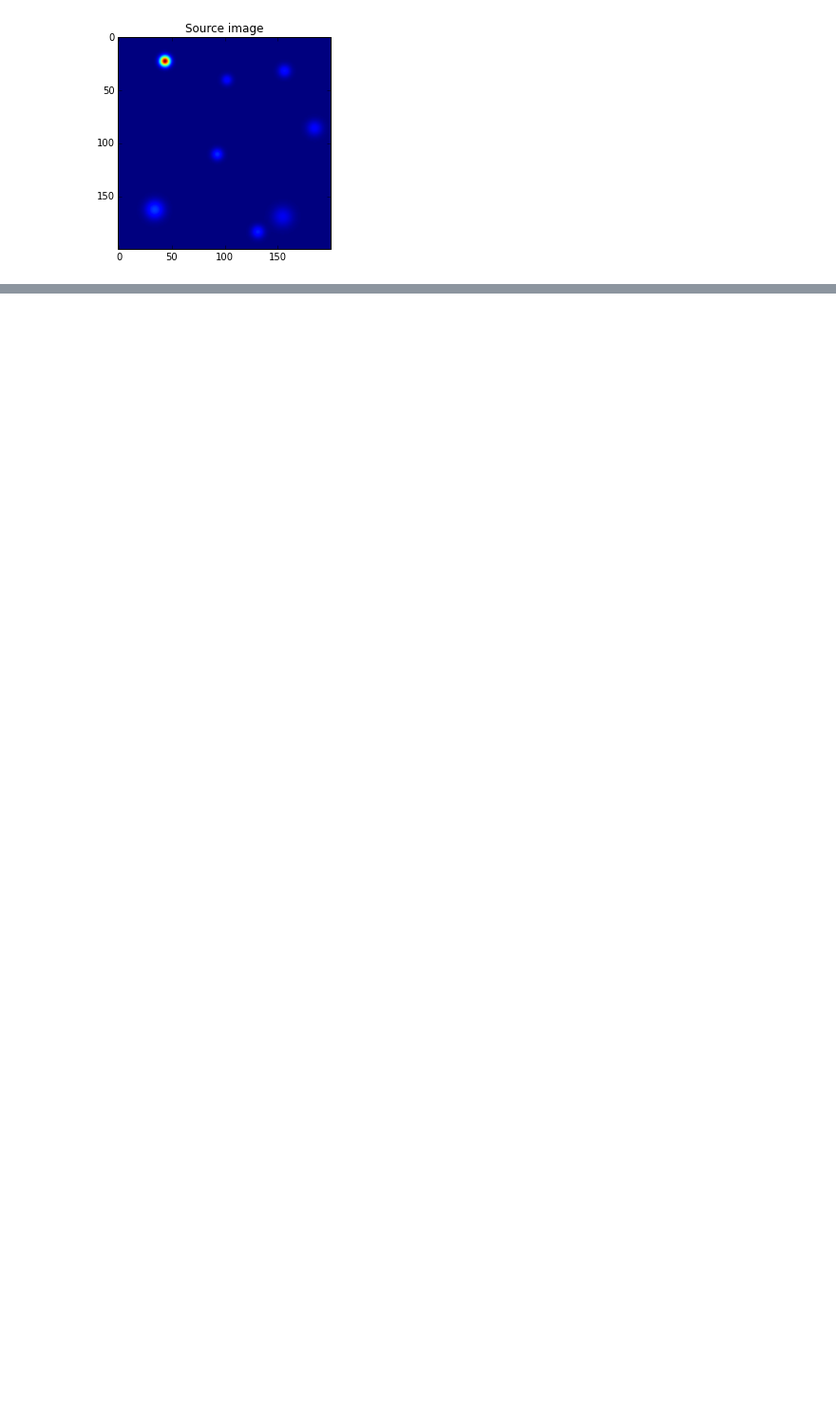
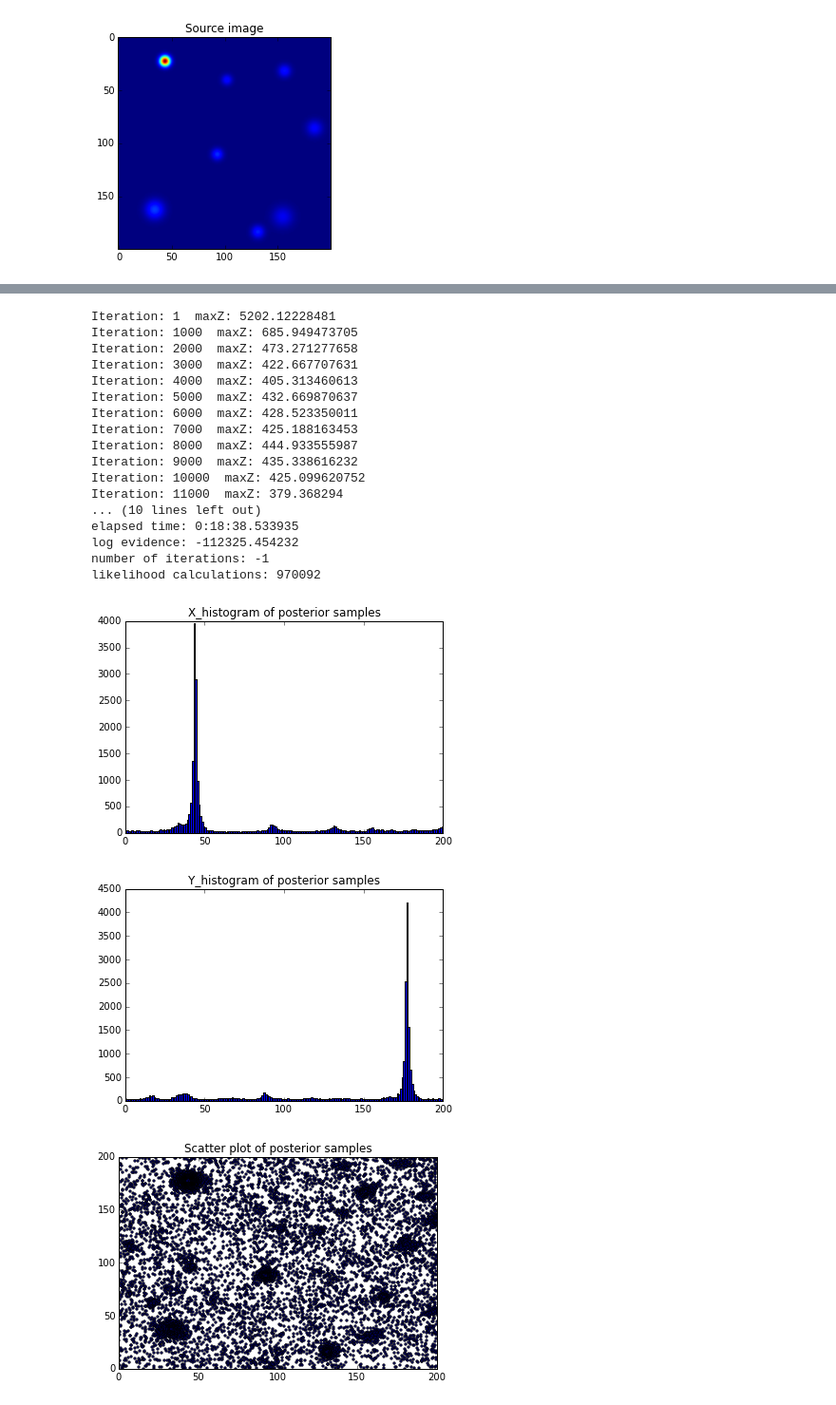
Before and after one commit to rzlee/bayes-detect, a Jupyter notebook: demo.ipynb, the cells around one changed output, grey strips where cells are left out. Shown at 95% size. Cells and saved outputs as stored; diff of their text form; code cells hidden in the pictures; blank space fills up the shorter version.

```diff
--- a/demo.ipynb
+++ b/demo.ipynb
@@ -83,0 +56,25 @@ likelihood calculations: 938751
+# %%
+from bayes_detect.source_detection import detector
+detector.run_source_detect(data_map = data_map, height = height, width = width, active_samples = 1200, iterations = -1,
+                           sample_params = {"type":"new", "minPts":10, "eps":10}, prior = prior_array, noise_rms = noise)
+# %% [output]
+Iteration: 1  maxZ: 5202.12228481
+Iteration: 1000  maxZ: 685.949473705
+Iteration: 2000  maxZ: 473.271277658
+Iteration: 3000  maxZ: 422.667707631
+Iteration: 4000  maxZ: 405.313460613
+Iteration: 5000  maxZ: 432.669870637
+Iteration: 6000  maxZ: 428.523350011
+Iteration: 7000  maxZ: 425.188163453
+Iteration: 8000  maxZ: 444.933555987
+Iteration: 9000  maxZ: 435.338616232
+Iteration: 10000  maxZ: 425.099620752
+Iteration: 11000  maxZ: 379.368294
+... (10 lines left out)
+elapsed time: 0:18:38.533935
+log evidence: -112325.454232
+number of iterations: -1
+likelihood calculations: 970092
+[figure, added]
+[figure, added]
+[figure, added]
```
Also changed, not shown: parts of 8 cells of this notebook, 4 other files.
